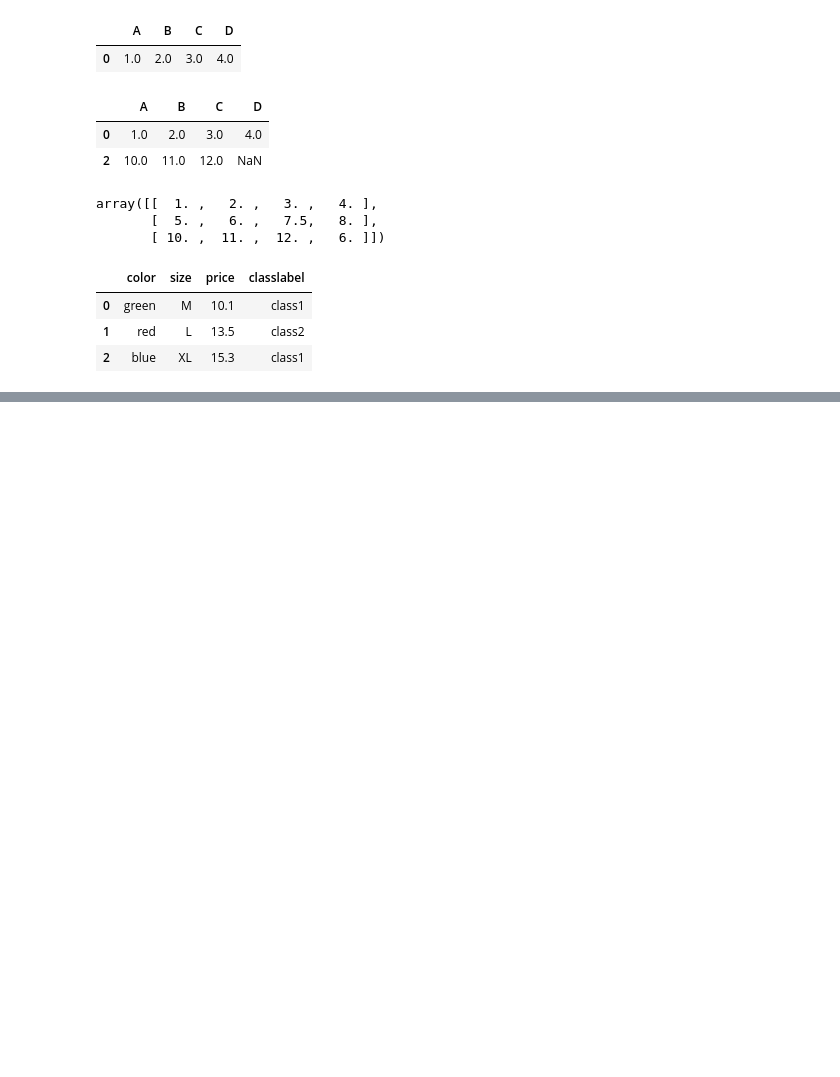
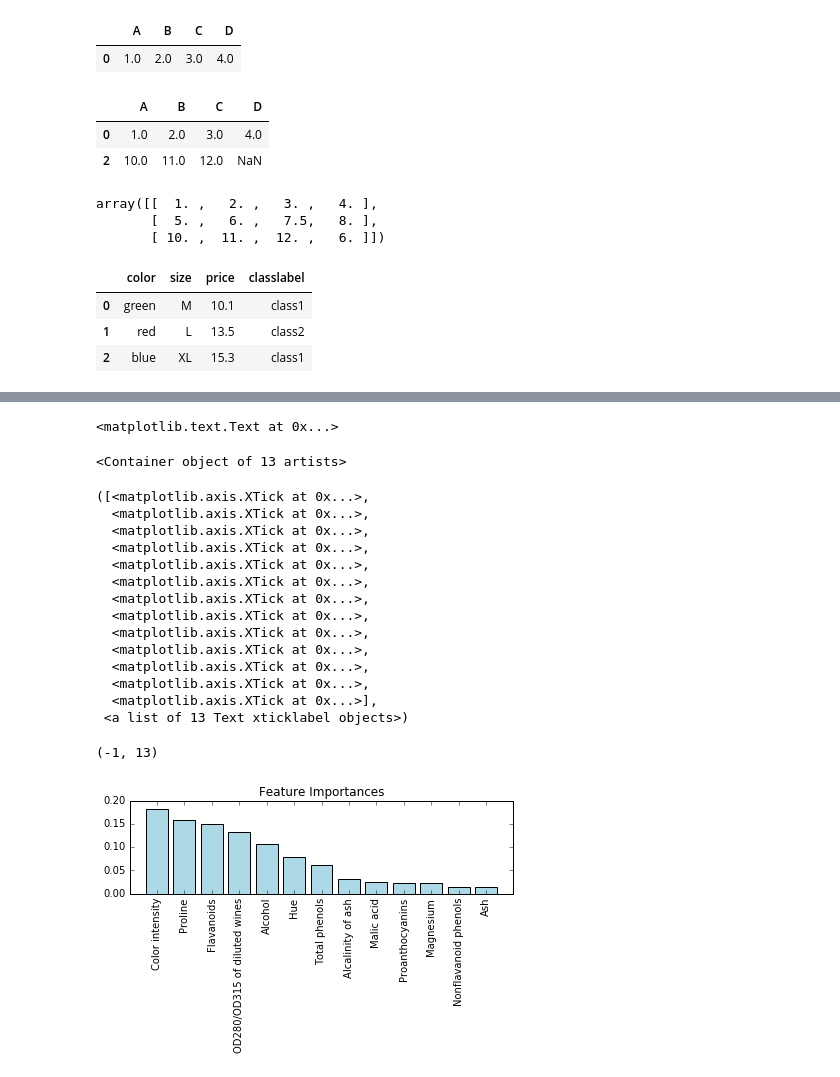
Before and after one commit to bhajar/Python_Learning_code, a Jupyter notebook: Python_Machine_Learning/4 - Building Good Training Sets – Data Preprocessing.ipynb, the cells around one changed output, grey strips where cells are left out. Cells and saved outputs as stored; diff of their text form; code cells hidden in the pictures; blank space fills up the shorter version.

```diff
--- a/Python_Machine_Learning/4 - Building Good Training Sets – Data Preprocessing.ipynb
+++ b/Python_Machine_Learning/4 - Building Good Training Sets – Data Preprocessing.ipynb
@@ -88,0 +399,11 @@ df # there is a nominal feature, an ordinal feature and a numerical feature
+# %%
+k5 = list(sbs.subsets_[8])
+print(df_wine.columns[1:][k5])
+
+knn.fit(X_train_std, y_train)
+print('Training accuracy:', knn.score(X_train_std, y_train))
+print('Test accuracy:', knn.score(X_test_std, y_test))
+
+knn.fit(X_train_std[:, k5], y_train)
+print('Training accuracy:', knn.score(X_train_std[:, k5], y_train))
+print('Test accuracy:', knn.score(X_test_std[:, k5], y_test))
@@ -88,0 +422,17 @@ df # there is a nominal feature, an ordinal feature and a numerical feature
+# %%
+# Assesing feature importance with random forests
+# Using a random forest, we can measure the averaged impurity decrease computed from all decision trees in the forest without
+# making any assumptions whether our data is linearly separable or not.
+# RandomForest in sklearn already collects feature importance
+# It comes with a problem with multicolinearity; two highly corelated variables will be on the opposite ends of
+# the feature importance grid with one showing high importance and the other showing no importance
+from sklearn.ensemble import RandomForestClassifier
+feat_labels = df_wine.columns[1:]
+forest = RandomForestClassifier(n_estimators=10000, random_state=0, n_jobs=-1)
+forest.fit(X_train, y_train)
+importances = forest.feature_importances_
+indices = np.argsort(importances)[::-1]
+for f in range(X_train.shape[1]):
+    print("%2d) %-*s %f" % (f + 1, 30, feat_labels[f], importances[indices[f]]))
+
+# feature importances are normalized so they sum up to one
@@ -88,0 +459,32 @@ df # there is a nominal feature, an ordinal feature and a numerical feature
+# %%
+plt.title('Feature Importances')
+plt.bar(range(X_train.shape[1]),
+        importances[indices],
+        color='lightblue',
+        align='center')
+
+plt.xticks(range(X_train.shape[1]),
+           feat_labels[indices], rotation=90)
+plt.xlim([-1, X_train.shape[1]])
+plt.tight_layout()
+#plt.savefig('./random_forest.png', dpi=300)
+plt.show()
+# %% [output]
+<matplotlib.text.Text at 0x...>
+<Container object of 13 artists>
+([<matplotlib.axis.XTick at 0x...>,
+  <matplotlib.axis.XTick at 0x...>,
+  <matplotlib.axis.XTick at 0x...>,
+  <matplotlib.axis.XTick at 0x...>,
+  <matplotlib.axis.XTick at 0x...>,
+  <matplotlib.axis.XTick at 0x...>,
+  <matplotlib.axis.XTick at 0x...>,
+  <matplotlib.axis.XTick at 0x...>,
+  <matplotlib.axis.XTick at 0x...>,
+  <matplotlib.axis.XTick at 0x...>,
+  <matplotlib.axis.XTick at 0x...>,
+  <matplotlib.axis.XTick at 0x...>,
+  <matplotlib.axis.XTick at 0x...>],
+ <a list of 13 Text xticklabel objects>)
+(-1, 13)
+[figure, added]
```
Also changed, not shown: parts of 17 cells of this notebook, 1 other file.
